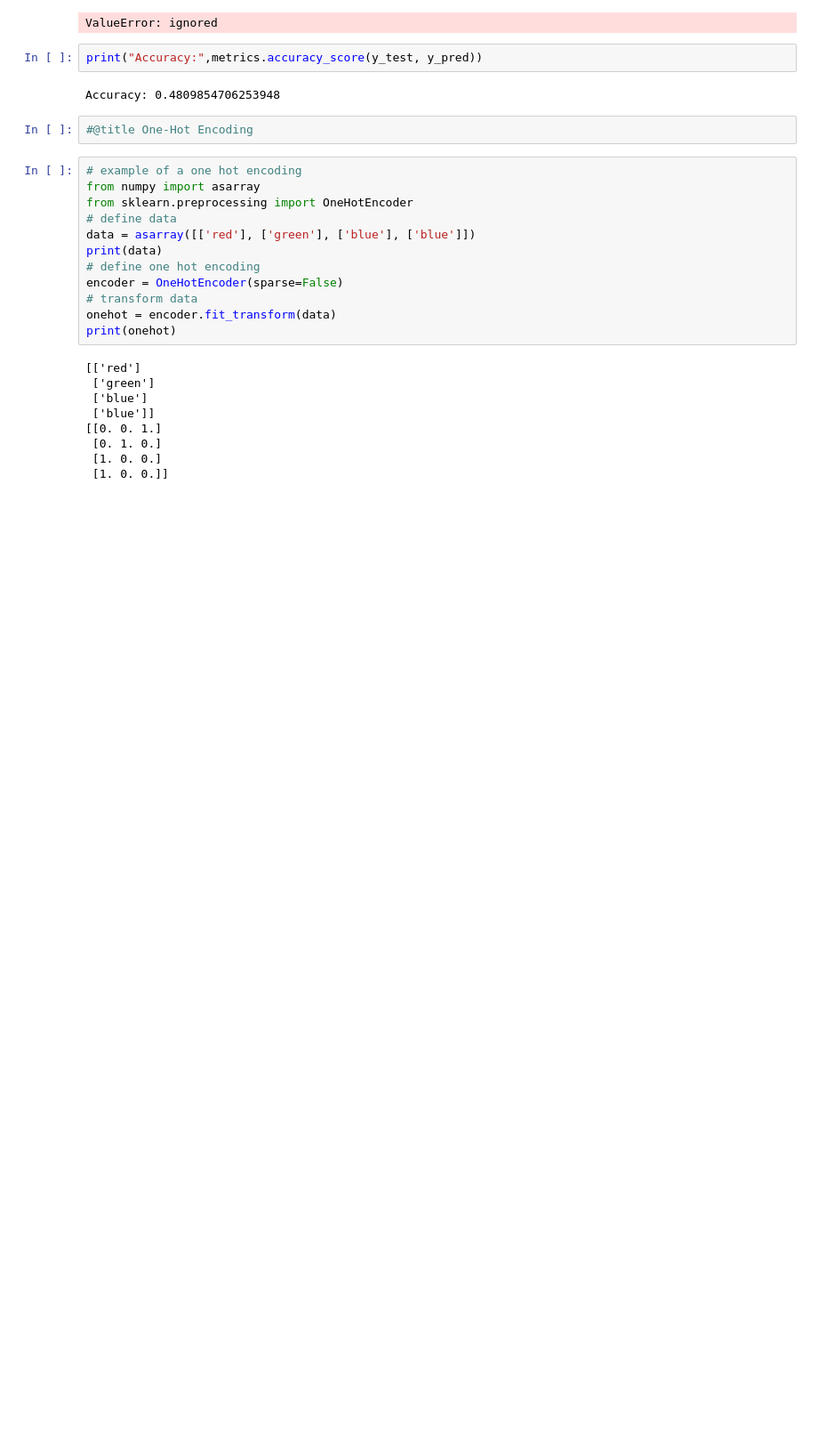
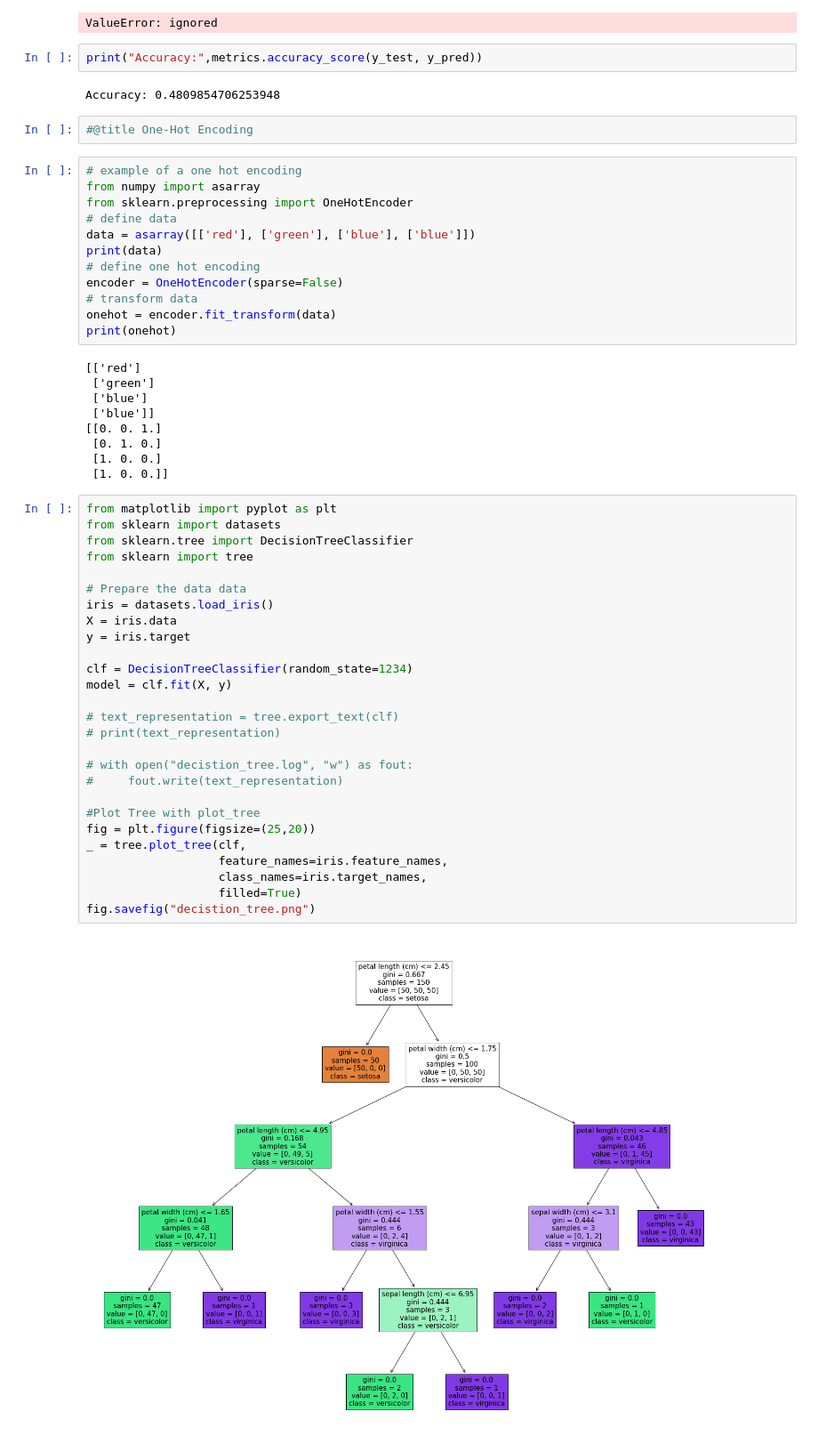
Before and after one commit to rahmanziaur/DTClassifierTest, a Jupyter notebook: Random_Forest_on_Medical_Dataset.ipynb, the cells around one changed output. Shown at 89% size. Drawn from its saved outputs; the diff is of its cells as text; blank space fills up the shorter version.

```diff
--- a/Random_Forest_on_Medical_Dataset.ipynb
+++ b/Random_Forest_on_Medical_Dataset.ipynb
@@ -373,3 +373,32 @@ print(onehot)
  [0. 1. 0.]
  [1. 0. 0.]
  [1. 0. 0.]]
+# %%
+from matplotlib import pyplot as plt
+from sklearn import datasets
+from sklearn.tree import DecisionTreeClassifier
+from sklearn import tree
+
+# Prepare the data data
+iris = datasets.load_iris()
+X = iris.data
+y = iris.target
+
+clf = DecisionTreeClassifier(random_state=1234)
+model = clf.fit(X, y)
+
+# text_representation = tree.export_text(clf)
+# print(text_representation)
+
+# with open("decistion_tree.log", "w") as fout:
+#     fout.write(text_representation)
+
+#Plot Tree with plot_tree
+fig = plt.figure(figsize=(25,20))
+_ = tree.plot_tree(clf,
+                   feature_names=iris.feature_names,
+                   class_names=iris.target_names,
+                   filled=True)
+fig.savefig("decistion_tree.png")
+# %% [output]
+[figure, added]
```
